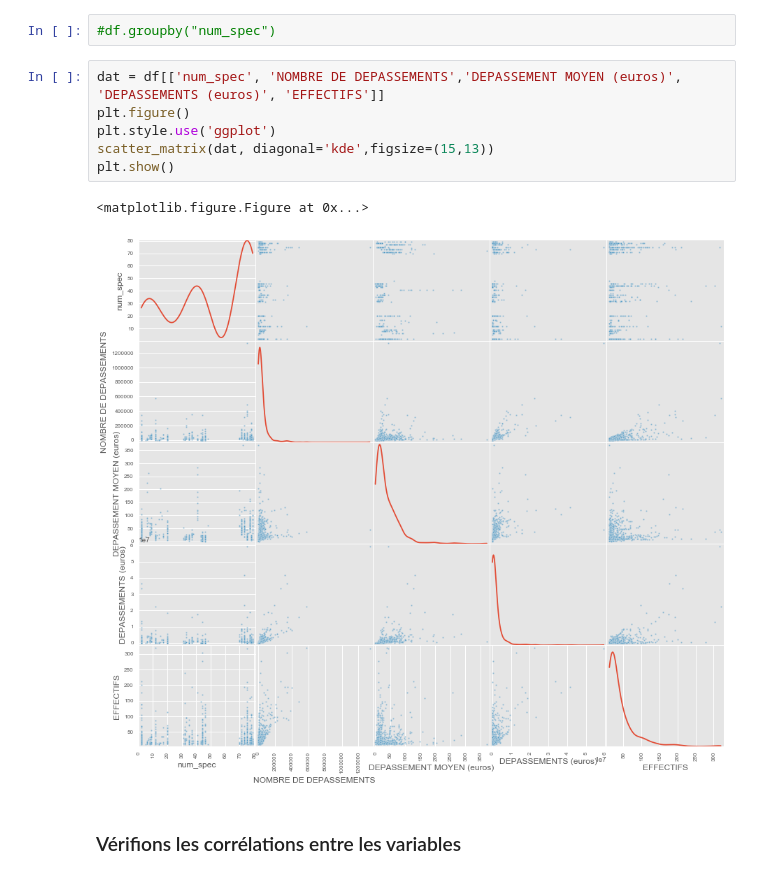
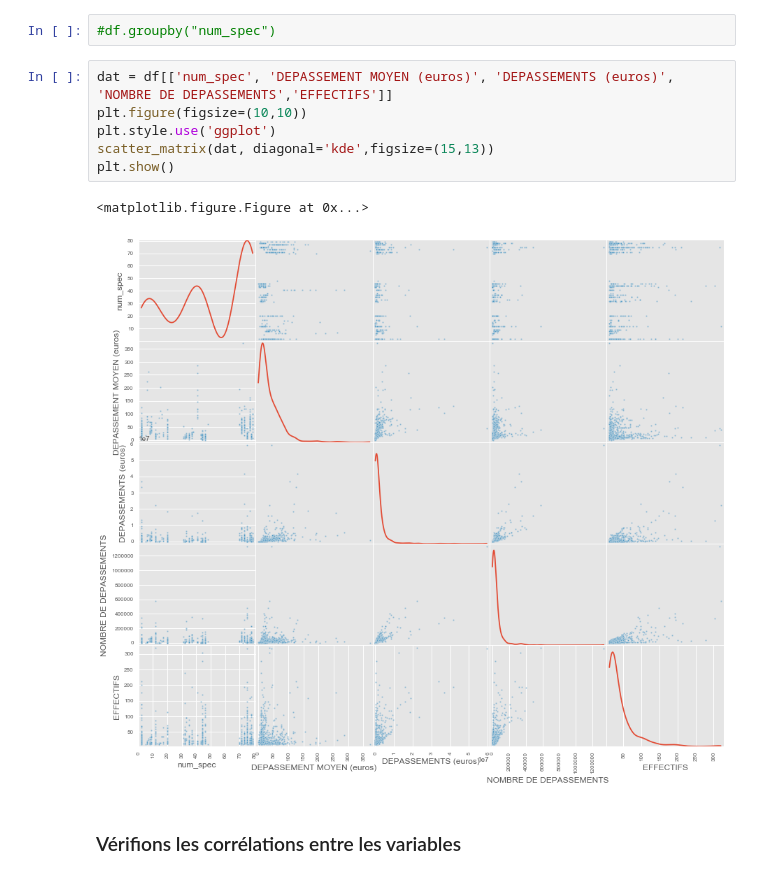
Before and after one commit to telecom-paristech-ms-bgd-2017/starter-kit-datascience, a Jupyter notebook: sami-bargaoui/Lesson 5/Hackathon Santé.ipynb, the cells around one changed output. Cells and saved outputs as stored; diff of their text form.

```diff
--- a/sami-bargaoui/Lesson 5/Hackathon Santé.ipynb
+++ b/sami-bargaoui/Lesson 5/Hackathon Santé.ipynb
@@ -144,14 +145,14 @@ f.legend()
 # %%
 #df.groupby("num_spec")
 # %%
-dat = df[['num_spec', 'NOMBRE DE DEPASSEMENTS','DEPASSEMENT MOYEN (euros)', 'DEPASSEMENTS (euros)', 'EFFECTIFS']]
-plt.figure()
+dat = df[['num_spec', 'DEPASSEMENT MOYEN (euros)', 'DEPASSEMENTS (euros)', 'NOMBRE DE DEPASSEMENTS','EFFECTIFS']]
+plt.figure(figsize=(10,10))
 plt.style.use('ggplot')
 scatter_matrix(dat, diagonal='kde',figsize=(15,13))
 plt.show()
 # %% [output]
 <matplotlib.figure.Figure at 0x...>
-[figure, old version]
+[figure, new version]
 # %% [markdown]
 ### Vérifions les corrélations entre les variables
 # %%
```
Also changed, not shown: parts of 8 cells of this notebook, 1 other file.
